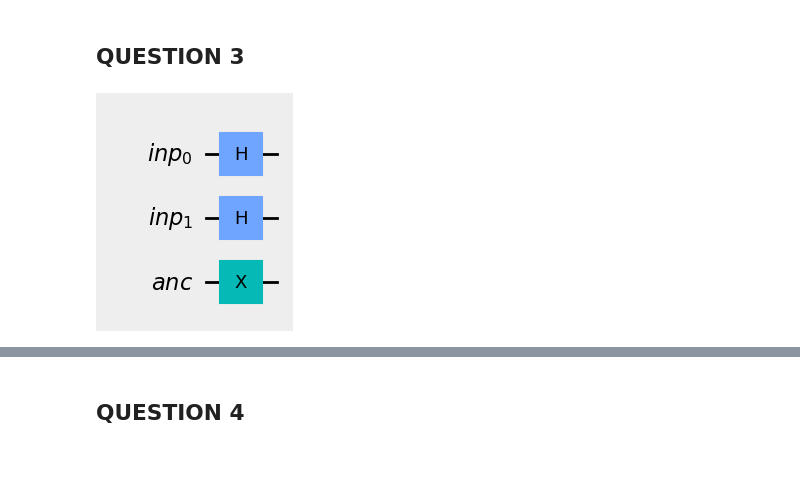
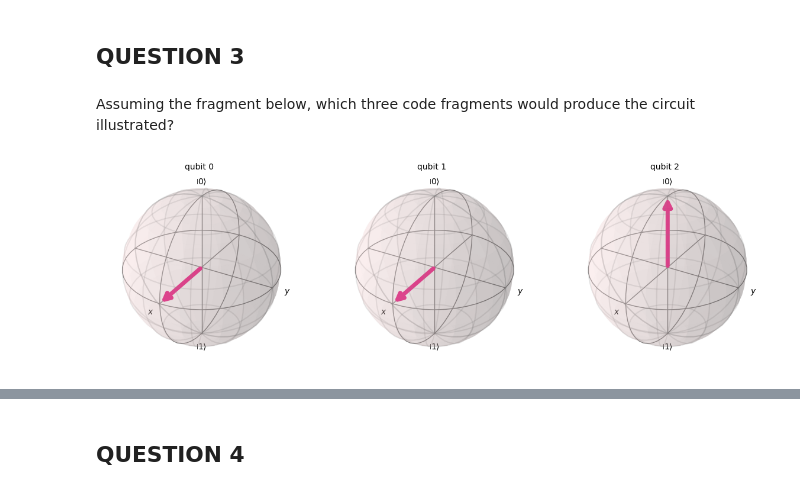
Before and after one commit to gsreis/qiskit_tutorial_exam, a Jupyter notebook: simulated_tutorial.ipynb, the cells around one changed output, grey strips where cells are left out. Saved outputs shown, nothing was run; the diff lists cells and outputs as text; code cells hidden in the pictures; blank space fills up the shorter version.

```diff
--- a/simulated_tutorial.ipynb
+++ b/simulated_tutorial.ipynb
@@ -46,23 +106,27 @@ IN THIS CASE, THE EASIEST WAY TO THINK IN RESPONSE IS: 3/4 PI IS MORE CLOSE TO 1
 # %% [markdown]
 ## QUESTION 3
+# %% [markdown]
+Assuming the fragment below, which three code fragments would produce the circuit illustrated?
 # %%
-#Assuming the fragment below, which three code fragments would produce the circuit illustrated?
 from qiskit import QuantumCircuit
 from qiskit import QuantumRegister
 from qiskit.visualization import plot_bloch_multivector
 import math
 
 inp_reg = QuantumRegister(2, name='inp')
 ancilla = QuantumRegister(1, name='anc')
 qc = QuantumCircuit(inp_reg, ancilla)
-# insert code here
+# insert code bellow
 qc.h(inp_reg)
-qc.x(ancilla)
+qc.h(ancilla)
+qc.h(ancilla)
+# insert code above
 qc.draw(output='mpl',style={'backgroundcolor': '#EEEEEE'})
-#qc.h(inp_reg)
-#qc.h(inp_reg)
-#qc.x(ancilla)
+#qc.h(inp_reg) #1
+#qc.h(inp_reg) #1
+#qc.x(ancilla) #1
 #qc.draw(output='mpl',style={'backgroundcolor': '#EEEEEE'})
+plot_bloch_multivector(qc)
 # %% [output]
-[figure, old version]
+[figure, new version]
 # %% [markdown]
```
Also changed, not shown: parts of 288 cells of this notebook.
